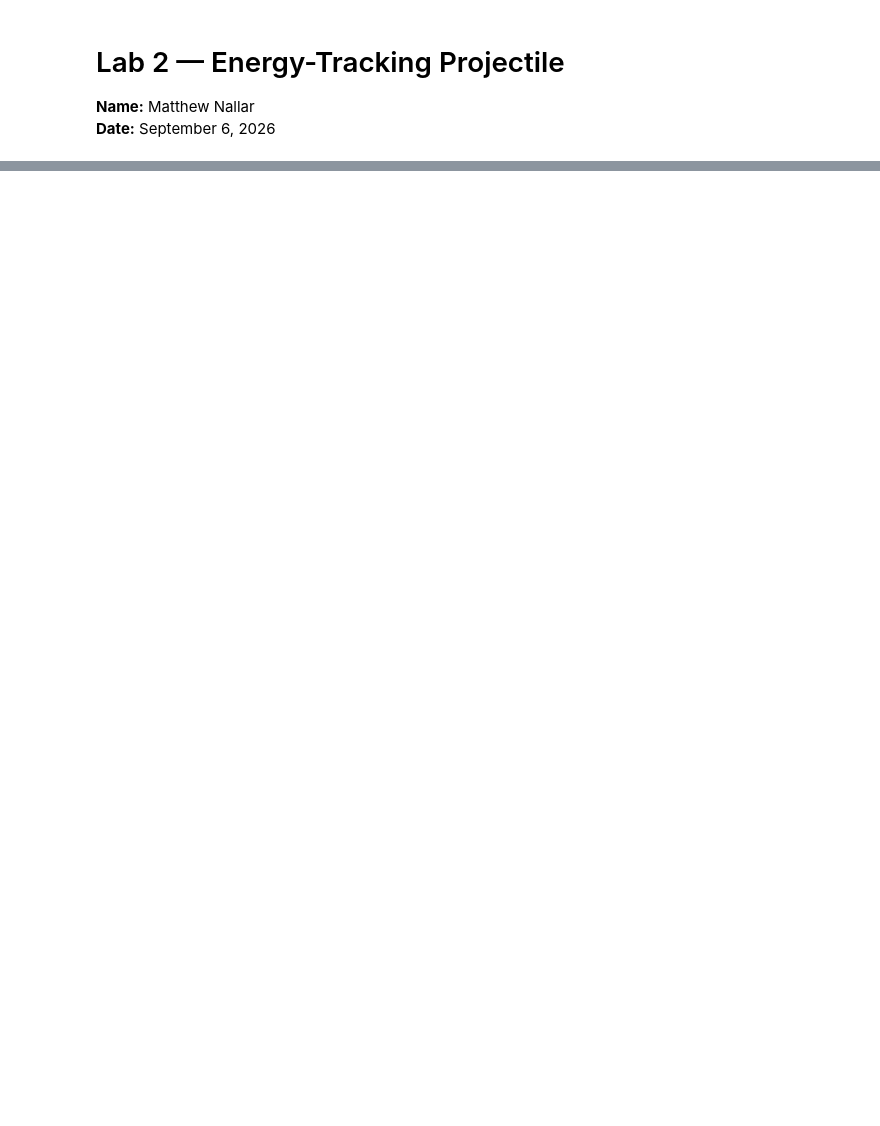
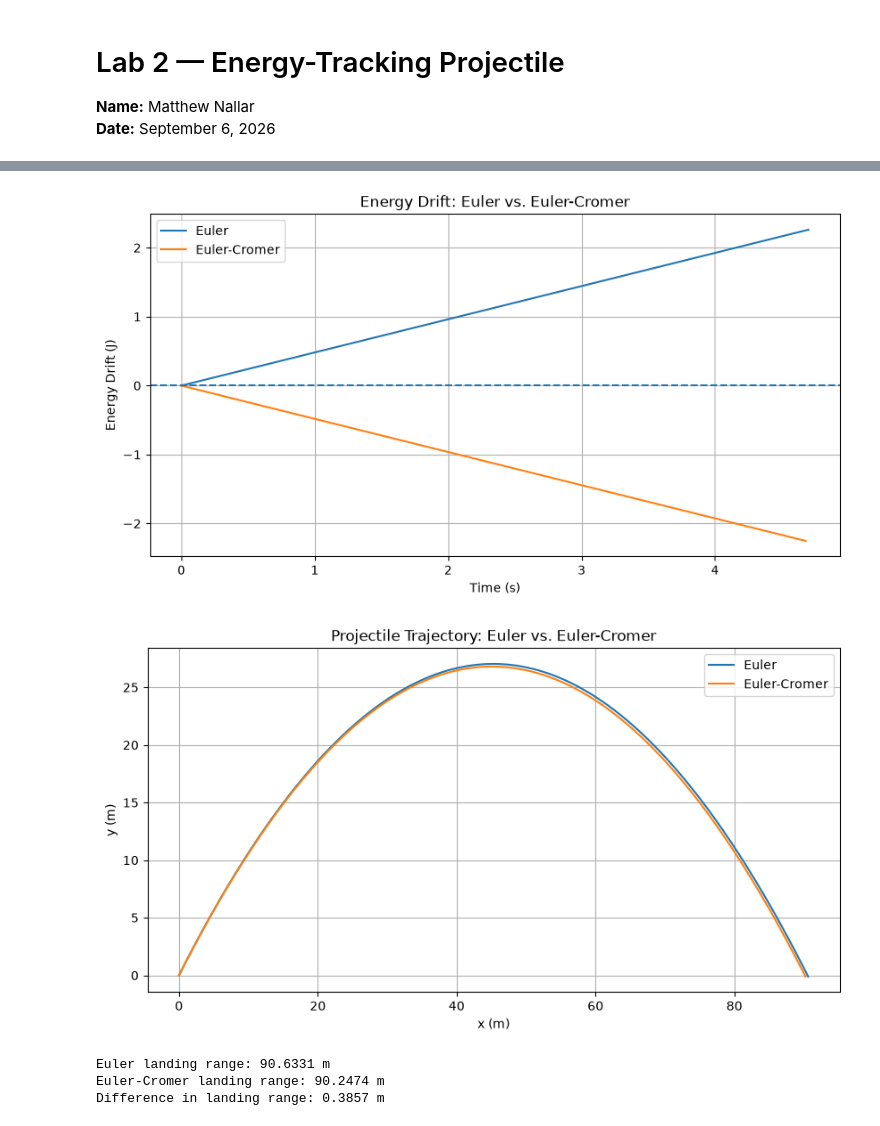
Before and after one commit to MattBaller/phys311, a Jupyter notebook: labs/lab02/lab02_energy.ipynb, the cells around one changed output, grey strips where cells are left out. Saved outputs shown, nothing was run; the diff lists cells and outputs as text; code cells hidden in the pictures; blank space fills up the shorter version.

```diff
--- a/labs/lab02/lab02_energy.ipynb
+++ b/labs/lab02/lab02_energy.ipynb
@@ -349,0 +203,41 @@ c. It is a good choice assuming small time steps. As stated in the module: Each
+# %%
+plt.figure(figsize=(10, 5))
+
+plt.plot(t_e, E_e - E_e[0], label="Euler")
+plt.plot(t_ec, E_ec - E_ec[0], label="Euler-Cromer")
+
+plt.xlabel("Time (s)")
+plt.ylabel("Energy Drift (J)")
+plt.title("Energy Drift: Euler vs. Euler-Cromer")
+plt.axhline(0, linestyle="--")
+plt.legend()
+plt.grid(True)
+plt.show()
+
+plt.figure(figsize=(10, 5))
+
+plt.plot(x_e, y_e, label="Euler")
+plt.plot(x_ec, y_ec, label="Euler-Cromer")
+
+plt.xlabel("x (m)")
+plt.ylabel("y (m)")
+plt.title("Projectile Trajectory: Euler vs. Euler-Cromer")
+plt.legend()
+plt.grid(True)
+
+plt.show()
+
+range_e = x_e[-1]
+range_ec = x_ec[-1]
+
+difference = abs(range_e - range_ec)
+
+print(f"Euler landing range: {range_e:.4f} m")
+print(f"Euler-Cromer landing range: {range_ec:.4f} m")
+print(f"Difference in landing range: {difference:.4f} m")
+# %% [output]
+[figure, added]
+[figure, added]
+Euler landing range: 90.6331 m
+Euler-Cromer landing range: 90.2474 m
+Difference in landing range: 0.3857 m
```
Also changed, not shown: parts of 17 cells of this notebook.
